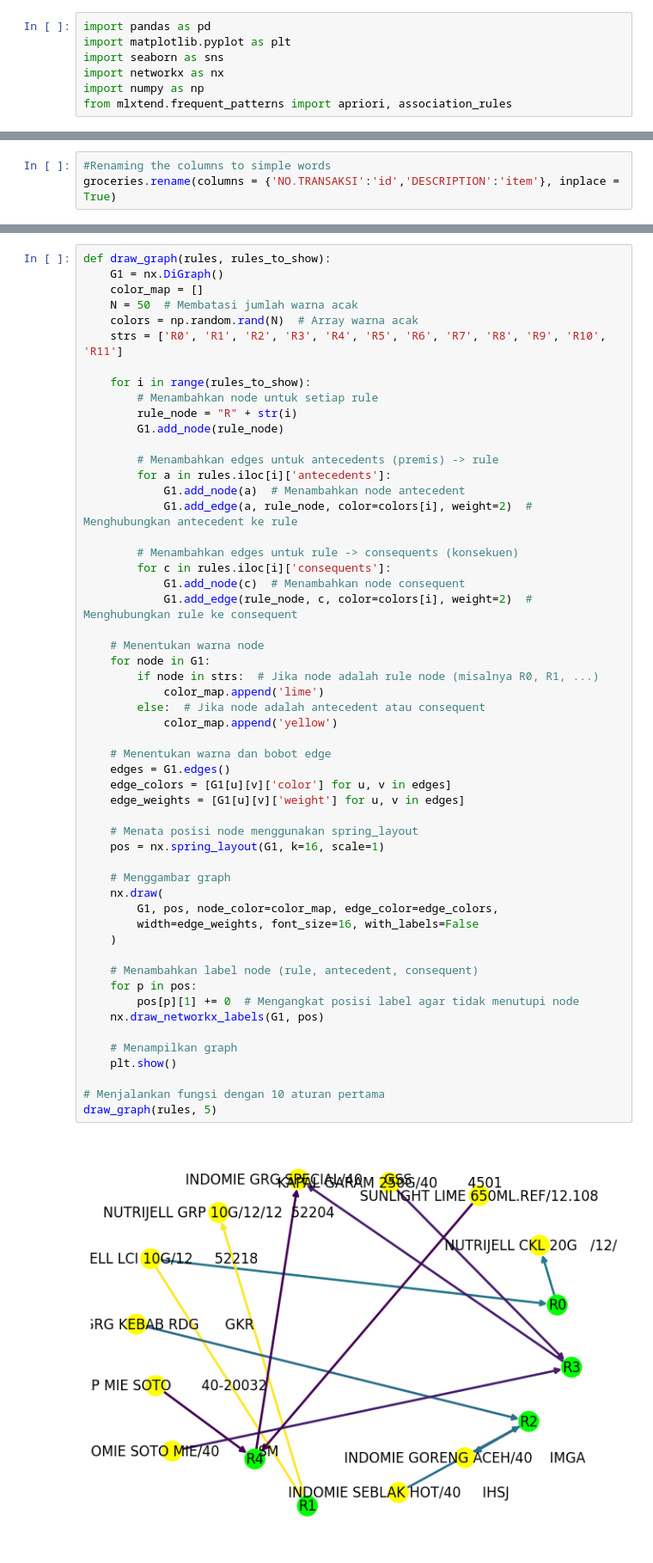
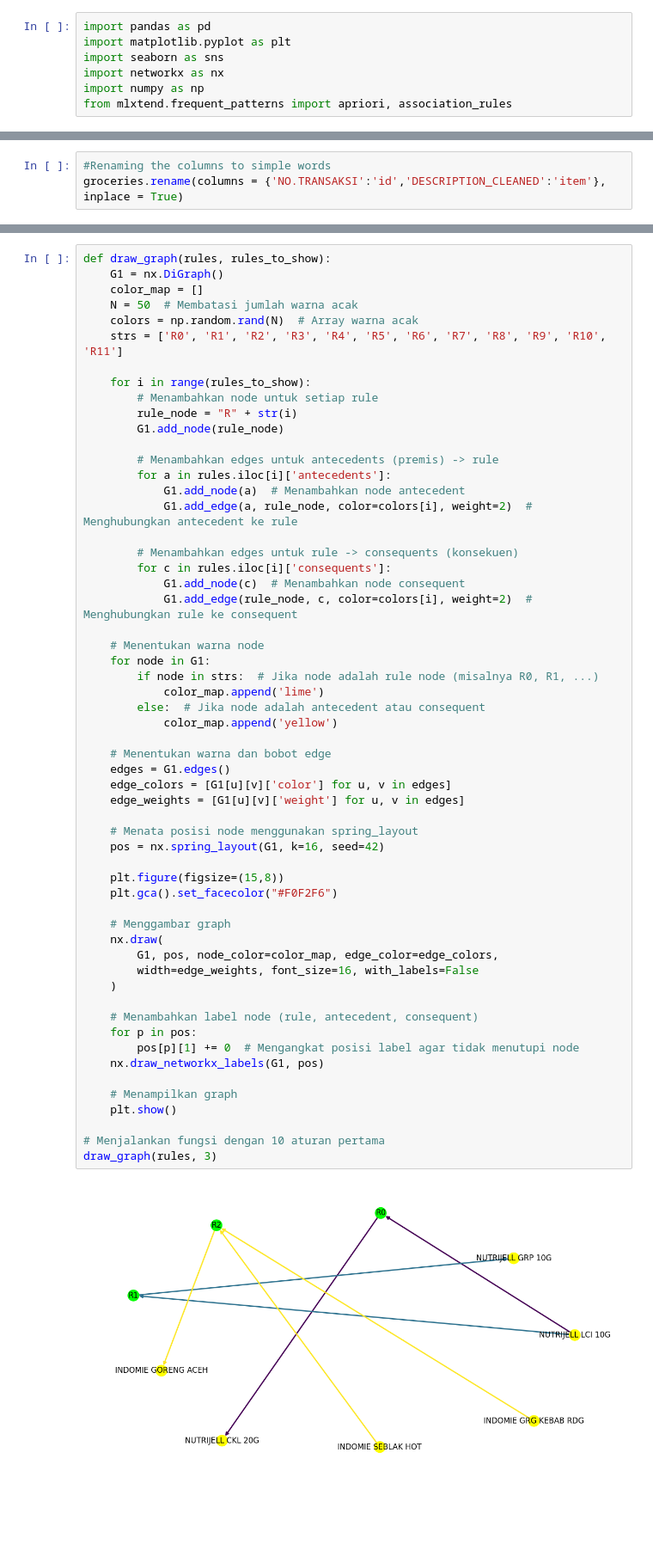
Before and after one commit to nadinealiyah/sakinah-mart, a Jupyter notebook: algoritma_apriori2.ipynb, the cells around one changed output, grey strips where cells are left out. Shown: that part at 86% size. Cells and saved outputs as stored; diff of their text form; blank space fills up the shorter version.

```diff
--- a/algoritma_apriori2.ipynb
+++ b/algoritma_apriori2.ipynb
@@ -38,7 +38,7 @@ dtypes: datetime64[ns](1), int64(1), object(2)
 memory usage: 685.6+ KB
 # %%
 #Renaming the columns to simple words
-groceries.rename(columns = {'NO.TRANSAKSI':'id','DESCRIPTION':'item'}, inplace = True)
+groceries.rename(columns = {'NO.TRANSAKSI':'id','DESCRIPTION_CLEANED':'item'}, inplace = True)
 # %%
 #Creating temporary data which has quantity purchased column
 temp=groceries.copy()
@@ -179,36 +179,39 @@ def draw_graph(rules, rules_to_show):
     # Menentukan warna node
     for node in G1:
         if node in strs:  # Jika node adalah rule node (misalnya R0, R1, ...)
             color_map.append('lime')
         else:  # Jika node adalah antecedent atau consequent
             color_map.append('yellow')
 
     # Menentukan warna dan bobot edge
     edges = G1.edges()
     edge_colors = [G1[u][v]['color'] for u, v in edges]
     edge_weights = [G1[u][v]['weight'] for u, v in edges]
 
     # Menata posisi node menggunakan spring_layout
-    pos = nx.spring_layout(G1, k=16, scale=1)
+    pos = nx.spring_layout(G1, k=16, seed=42)
+
+    plt.figure(figsize=(15,8))
+    plt.gca().set_facecolor("#F0F2F6")
 
     # Menggambar graph
     nx.draw(
         G1, pos, node_color=color_map, edge_color=edge_colors,
         width=edge_weights, font_size=16, with_labels=False
     )
 
     # Menambahkan label node (rule, antecedent, consequent)
     for p in pos:
         pos[p][1] += 0  # Mengangkat posisi label agar tidak menutupi node
     nx.draw_networkx_labels(G1, pos)
 
     # Menampilkan graph
     plt.show()
 
 # Menjalankan fungsi dengan 10 aturan pertama
-draw_graph(rules, 5)
+draw_graph(rules, 3)
 # %% [output]
-[figure, old version]
+[figure, new version]
 # %%
 rules['lhs items'] = rules['antecedents'].apply(lambda x:len(x) )
 rules[rules['lhs items']>1].sort_values('lift', ascending=False).head()
```
Also changed, not shown: parts of 7 cells of this notebook, 7 other files.
